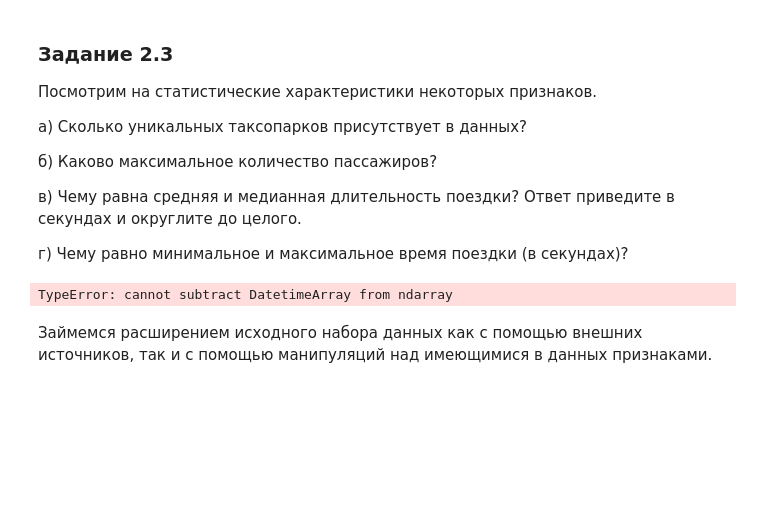
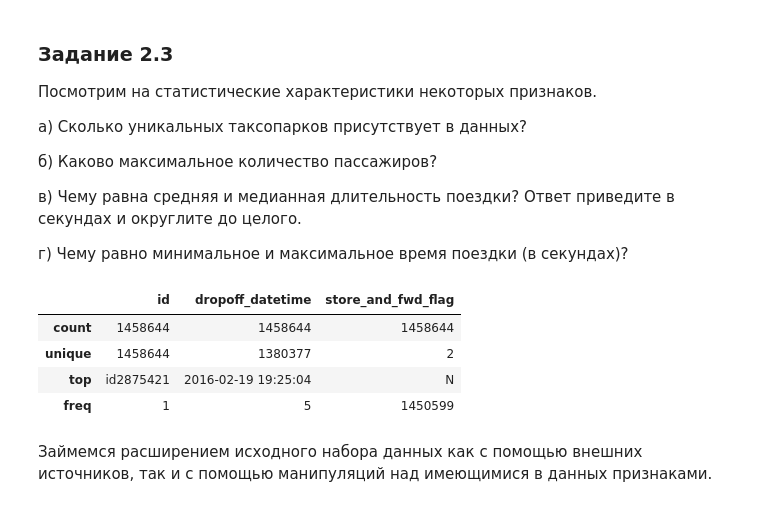
Before and after one commit to Irina-Kondratenko/SkillFactory, a Jupyter notebook: Homework/Project_10/Project-10. Notebook.ipynb, the cells around one changed output. Cells and saved outputs as stored; diff of their text form; code cells hidden in the pictures; blank space fills up the shorter version.

```diff
--- a/Homework/Project_10/Project-10. Notebook.ipynb
+++ b/Homework/Project_10/Project-10. Notebook.ipynb
@@ -141,19 +141,26 @@ memory usage: 122.4+ MB
 в) Чему равна средняя и медианная длительность поездки? Ответ приведите в секундах и округлите до целого.
 
 г) Чему равно минимальное и максимальное время поездки (в секундах)?
-# %%
-# Рассчитываем описательные статистики
-# для количественных переменных:
-
-taxi_data.describe()
-
-taxi_data['passenger_count'].count()
-
-# taxi_data['vendor_id'].value_counts()
-
-taxi_data['road']=taxi_data['dropoff_datetime']-taxi_data['pickup_datetime']
-# %% [output]
-TypeError: cannot subtract DatetimeArray from ndarray
+# %%
+# Рассчитываем описательные статистики
+# для количественных переменных:
+
+taxi_data.describe(include=['object'])
+
+# print(taxi_data['passenger_count'].sum())
+
+# print(taxi_data['vendor_id'].value_counts())
+
+# print('Медианная длительность поездки: {} c'.format(taxi_data['trip_duration'].median()))
+# print('Среднее время поездки: {} c'.format(taxi_data['trip_duration'].mean()))
+# print('Минимальное время поездки: {} c'.format(taxi_data['trip_duration'].min()))
+# print('Максимальное время поездки: {} c'.format(taxi_data['trip_duration'].max()))
+# %% [output]
+|  | id | dropoff_datetime | store_and_fwd_flag |
+| count | 1458644 | 1458644 | 1458644 |
+| unique | 1458644 | 1380377 | 2 |
+| top | id2875421 | 2016-02-19 19:25:04 | N |
+| freq | 1 | 5 | 1450599 |
 # %% [markdown]
 Займемся расширением исходного набора данных как с помощью внешних источников, так и с помощью манипуляций над имеющимися в данных признаками.
 # %% [markdown]
```
